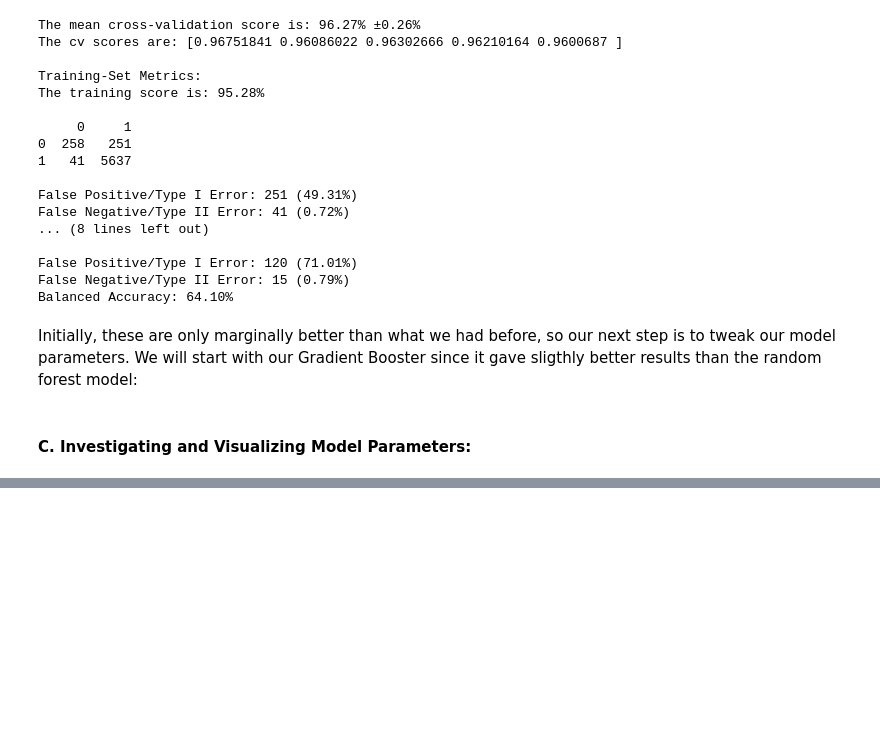
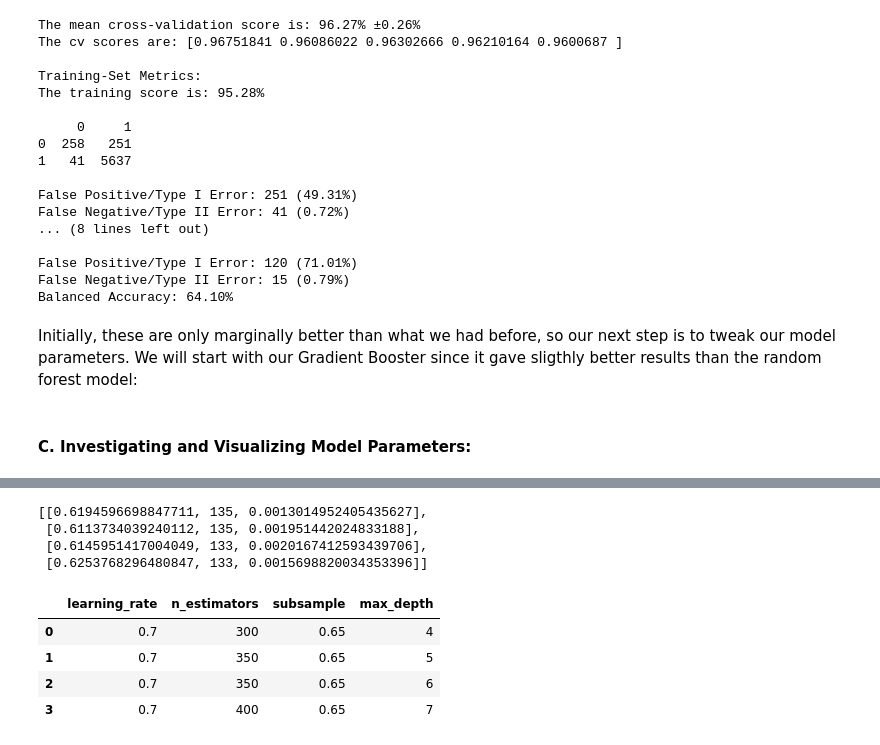
Before and after one commit to Begecky/Thinkful_Materials, a Jupyter notebook: CyberTerrorism3.ipynb, the cells around one changed output, grey strips where cells are left out. Cells and saved outputs as stored; diff of their text form; code cells hidden in the pictures; blank space fills up the shorter version.

```diff
--- a/CyberTerrorism3.ipynb
+++ b/CyberTerrorism3.ipynb
@@ -2676,0 +2767,21 @@ Initially, these are only marginally better than what we had before, so our next
+# %%
+results_list
+# %% [output]
+[[0.6194596698847711, 135, 0.0013014952405435627],
+ [0.6113734039240112, 135, 0.001951442024833188],
+ [0.6145951417004049, 133, 0.0020167412593439706],
+ [0.6253768296480847, 133, 0.0015698820034353396]]
+# %%
+param_dict = {'learning_rate': [.7, .7, .7, .7],
+               'n_estimators': [300, 350, 350, 400],
+               'subsample': [.65, .65, .65, .65],
+               'max_depth': [4, 5, 6, 7]}
+
+param_df = pd.DataFrame(param_dict)
+param_df
+# %% [output]
+|  | learning_rate | n_estimators | subsample | max_depth |
+| 0 | 0.7 | 300 | 0.65 | 4 |
+| 1 | 0.7 | 350 | 0.65 | 5 |
+| 2 | 0.7 | 350 | 0.65 | 6 |
+| 3 | 0.7 | 400 | 0.65 | 7 |
```
Also changed, not shown: parts of 9 cells of this notebook.
